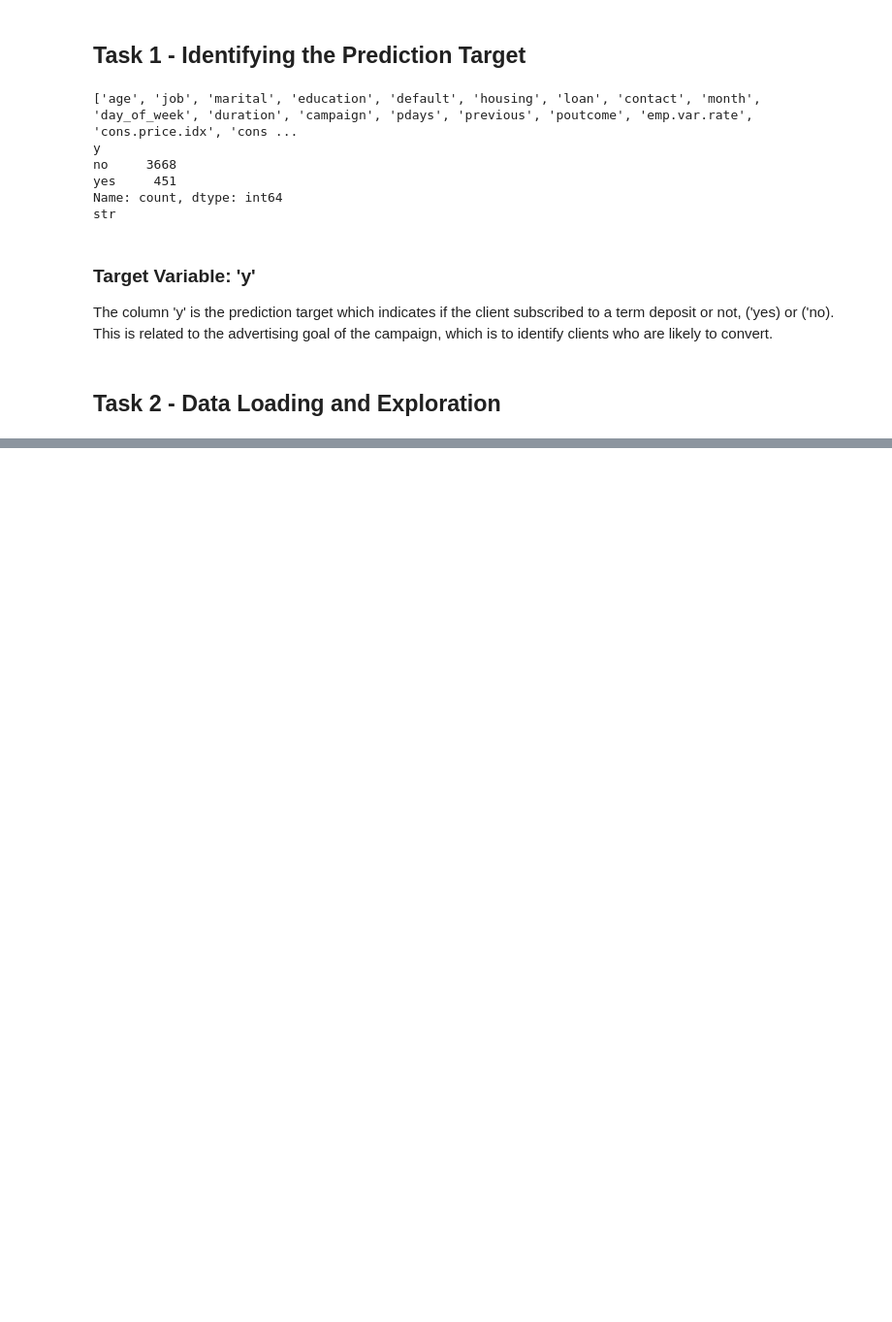
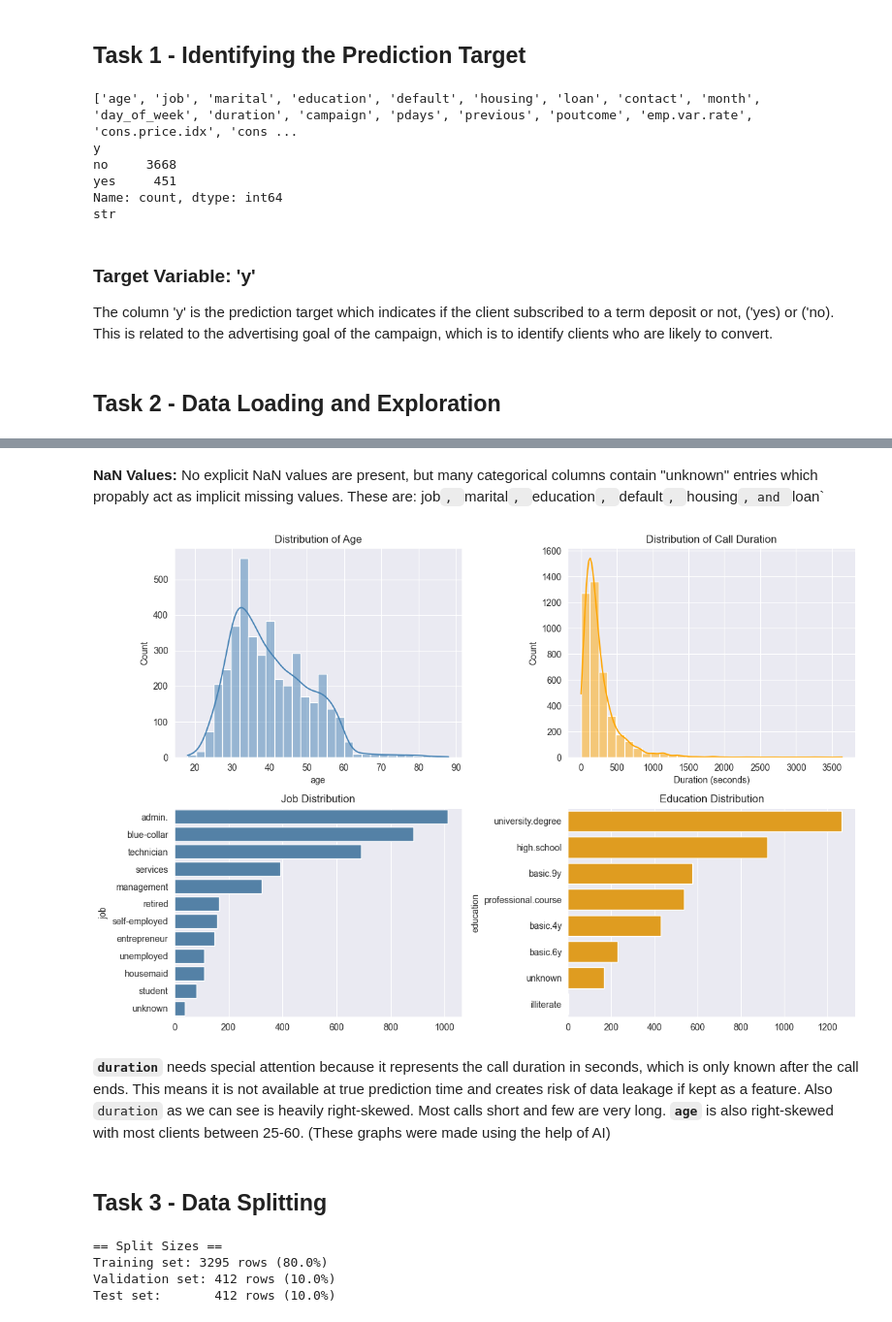
Before and after one commit to spaparo/ML-fundamentals-2026, a Jupyter notebook: assignment_1_sofia_paparo.ipynb, the cells around one changed output, grey strips where cells are left out. Shown at 97% size. Cells and saved outputs as stored; diff of their text form; code cells hidden in the pictures; blank space fills up the shorter version.

Commit message:
task 3 and 4

```diff
--- a/assignment_1_sofia_paparo.ipynb
+++ b/assignment_1_sofia_paparo.ipynb
@@ -63,0 +109,61 @@ print(df['y'].value_counts())
+# %% [markdown]
+**NaN Values:** No explicit NaN values are present, but many categorical columns contain "unknown" entries which propably act as implicit missing values. These are: job`, `marital`, `education`, `default`, `housing`, and `loan`
+# %%
+fig, axes = plt.subplots(2, 2, figsize=(12, 8))
+
+# Numerical: age
+sns.histplot(df['age'], bins=30, ax=axes[0,0], color='steelblue', kde=True)
+axes[0,0].set_title('Distribution of Age')
+
+# Numerical: duration
+sns.histplot(df['duration'], bins=30, ax=axes[0,1], color='orange', kde=True)
+axes[0,1].set_title('Distribution of Call Duration')
+axes[0,1].set_xlabel('Duration (seconds)')
+
+# Categorical: job
+job_counts = df['job'].value_counts()
+sns.barplot(x=job_counts.values, y=job_counts.index, ax=axes[1,0], color='steelblue')
+axes[1,0].set_title('Job Distribution')
+
+# Categorical: education
+edu_counts = df['education'].value_counts()
+sns.barplot(x=edu_counts.values, y=edu_counts.index, ax=axes[1,1], color='orange')
+axes[1,1].set_title('Education Distribution')
+
+plt.tight_layout()
+plt.show()
+# %% [output]
+[figure, added]
+# %% [markdown]
+**`duration`** needs special attention because it represents the call duration in seconds, which is only known after the call ends. This means it is not available at true prediction time and creates risk of data leakage if kept as a feature.
+Also `duration` as we can see is heavily right-skewed. Most calls short and few are very long.
+**`age`** is also right-skewed with most clients between 25-60.
+(These graphs were made using the help of AI)
+# %% [markdown]
+## Task 3 - Data Splitting
+# %%
+from sklearn.model_selection import train_test_split
+
+#Separate features and target
+X = df.drop(columns=['y'])
+y = df['y']
+
+#First split: 80% train, 20% temp
+X_train, X_temp, y_train, y_temp = train_test_split(
+    X, y, test_size=0.2, random_state=42, stratify=y
+)
+
+# Second split: temp → 50% val, 50% test
+X_val, X_test, y_val, y_test = train_test_split(
+    X_temp, y_temp, test_size=0.5, random_state=42, stratify=y_temp
+)
+
+print("== Split Sizes ==")
+print(f"Training set: {X_train.shape[0]} rows ({X_train.shape[0]/len(df)*100:.1f}%)")
+print(f"Validation set: {X_val.shape[0]} rows ({X_val.shape[0]/len(df)*100:.1f}%)")
+print(f"Test set:       {X_test.shape[0]} rows ({X_test.shape[0]/len(df)*100:.1f}%)")
+# %% [output]
+== Split Sizes ==
+Training set: 3295 rows (80.0%)
+Validation set: 412 rows (10.0%)
+Test set:       412 rows (10.0%)
```
Also changed, not shown: parts of 19 cells of this notebook.
